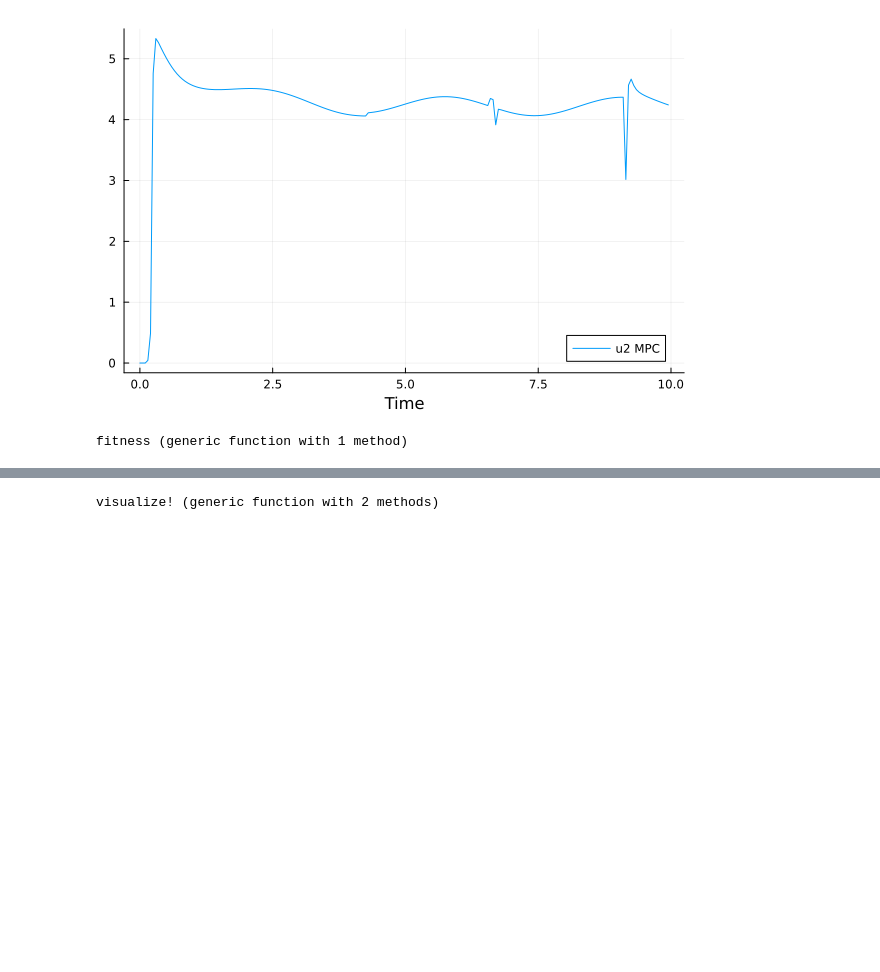
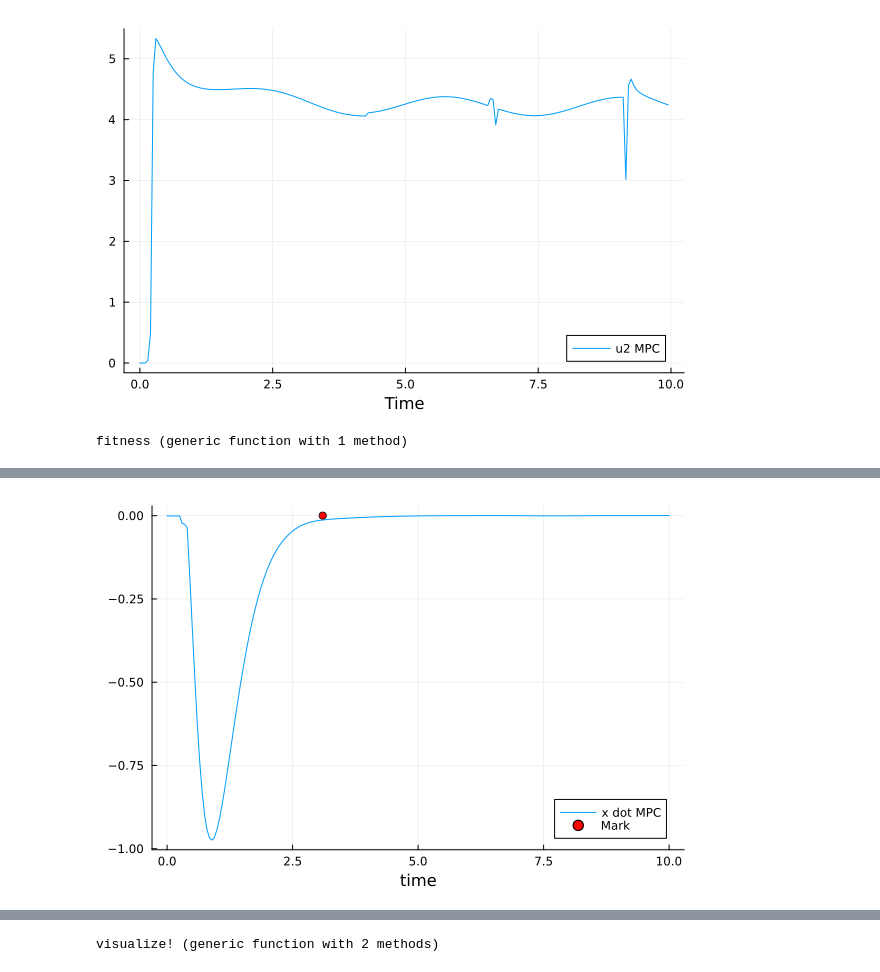
Before and after one commit to CarlosCraveiro/landing_quadrotor_on_osc_platforms, a Jupyter notebook: notebooks/mpc.ipynb, the cells around one changed output, grey strips where cells are left out. Saved outputs shown, nothing was run; the diff lists cells and outputs as text; code cells hidden in the pictures; blank space fills up the shorter version.

```diff
--- a/notebooks/mpc.ipynb
+++ b/notebooks/mpc.ipynb
@@ -818,0 +731,7 @@ scatter!([bland_time], [bxhist[2,trunc(Int, bland_time/simulation.h)]], label="M
+# %%
+plot(thist, bxhist[4, :], label="x dot MPC")
+scatter!([bland_time], [bxhist[4,trunc(Int, land_time/simulation.h)]], label="Mark", color=:red, markersize=4)
+
+xlabel!("time")
+# %% [output]
+[figure, added]
```
Also changed, not shown: parts of 18 cells of this notebook.
